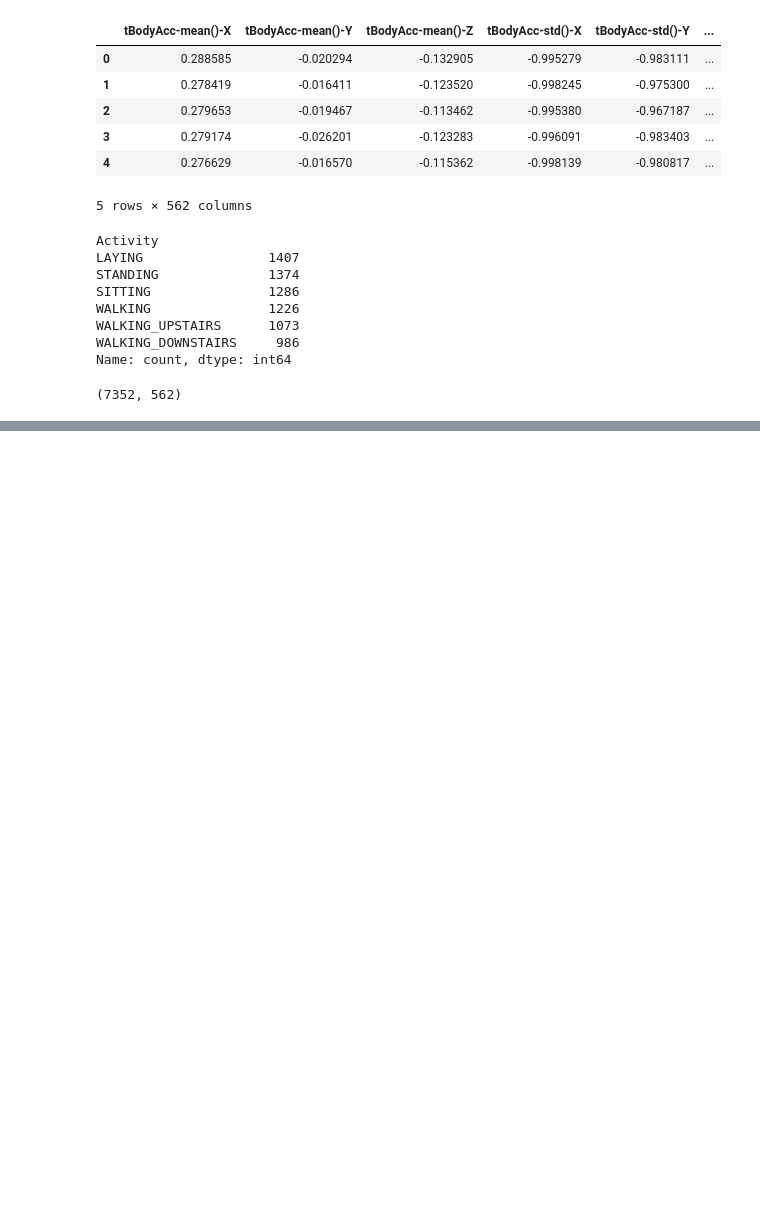
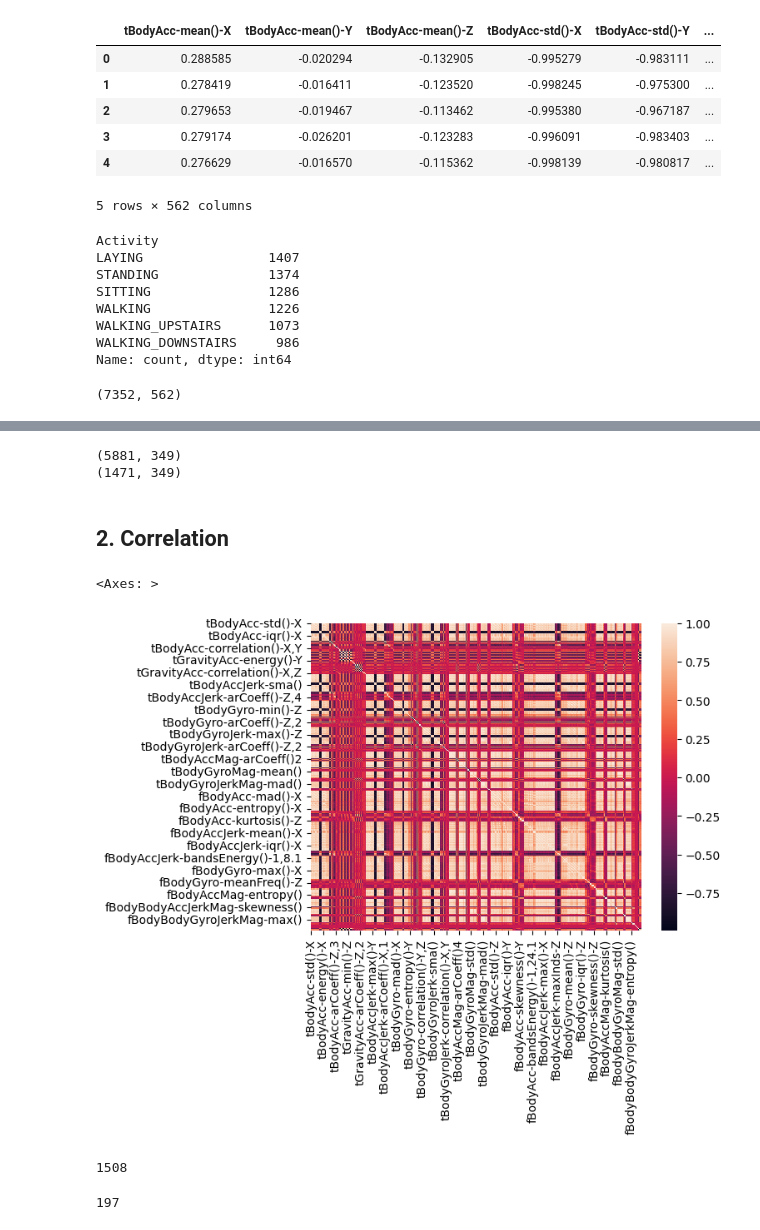
Before and after one commit to Apurba1903/Machine_Learning, a Jupyter notebook: Feature Selection/feature_selection.ipynb, the cells around one changed output, grey strips where cells are left out. Cells and saved outputs as stored; diff of their text form; code cells hidden in the pictures; blank space fills up the shorter version.

```diff
--- a/Feature Selection/feature_selection.ipynb
+++ b/Feature Selection/feature_selection.ipynb
@@ -30,0 +127,6 @@ print(df.shape)
+# %%
+from sklearn.feature_selection import VarianceThreshold
+
+sel = VarianceThreshold(threshold=0.05)
+# %%
+sel.fit(X_train)
@@ -30,0 +139,2 @@ print(df.shape)
+# %%
+columns = X_train.columns[sel.get_support()]
@@ -30,0 +156,14 @@ print(df.shape)
+# %%
+X_train = sel.transform(X_train)
+X_test = sel.transform(X_test)
+
+X_train = pd.DataFrame(X_train, columns=columns)
+X_test = pd.DataFrame(X_test, columns=columns)
+# %%
+print(X_train.shape)
+print(X_test.shape)
+# %% [output]
+(5881, 349)
+(1471, 349)
+# %% [markdown]
+## 2. Correlation
@@ -30,0 +172,5 @@ print(df.shape)
+# %%
+sns.heatmap(X_train.corr())
+# %% [output]
+<Axes: >
+[figure, added]
@@ -30,0 +179,17 @@ print(df.shape)
+# %%
+# Get the column name of the DataFrame
+columns = corr_matrix.columns
+
+# Create an empty list to keep track of columns to drop
+columns_to_drop = []
+
+# Loop over the columns
+for i in range(len(columns)):
+    for j in range(i + 1, len(columns)):
+        # Access the cell of the DataFrame
+        if corr_matrix.loc[columns[i], columns[j]] > 0.95:
+            columns_to_drop.append(columns[j])
+
+print(len(columns_to_drop))
+# %% [output]
+1508
@@ -30,0 +198,4 @@ print(df.shape)
+# %%
+len(columns_to_drop)
+# %% [output]
+197
```
Also changed, not shown: parts of 19 cells of this notebook, 3 other files.
